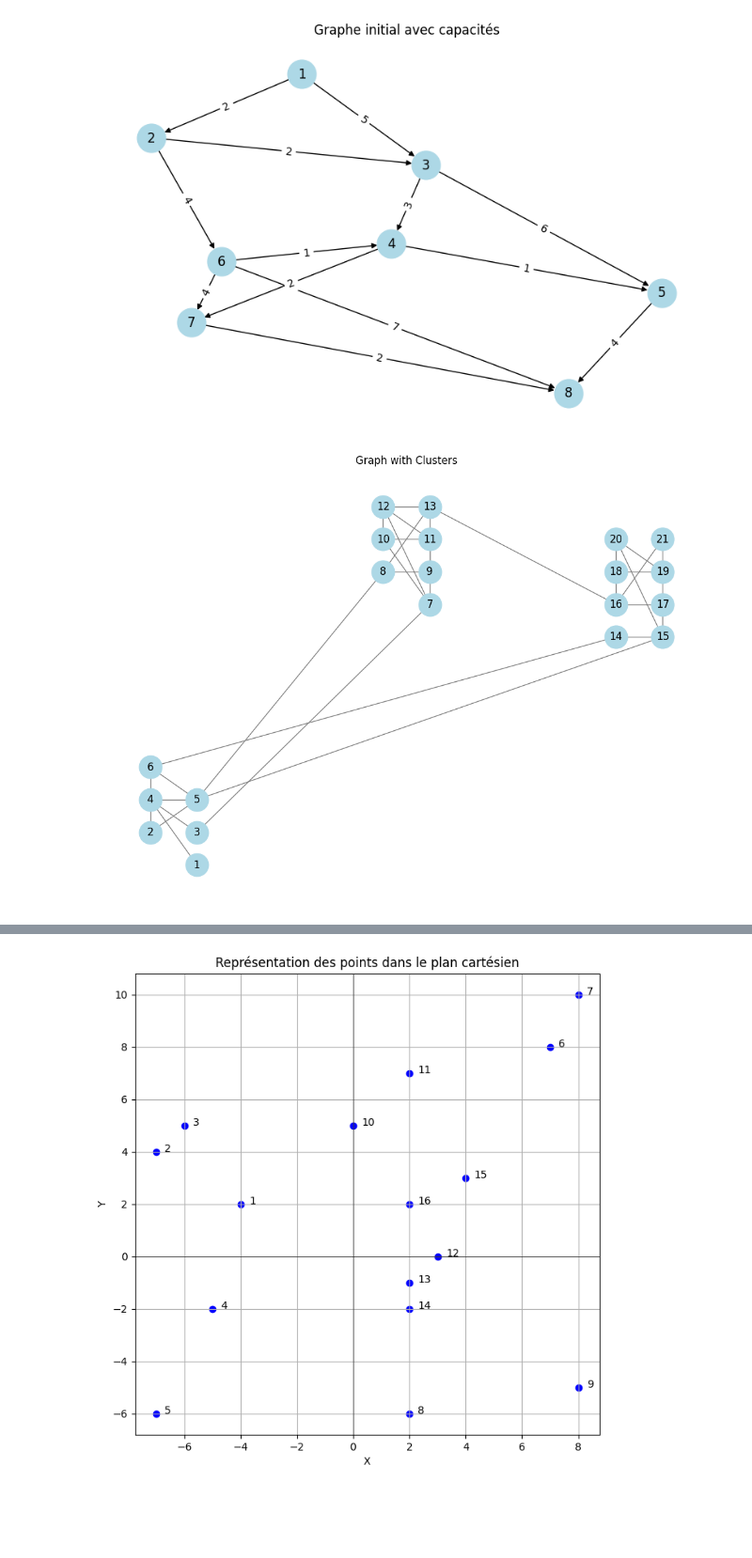
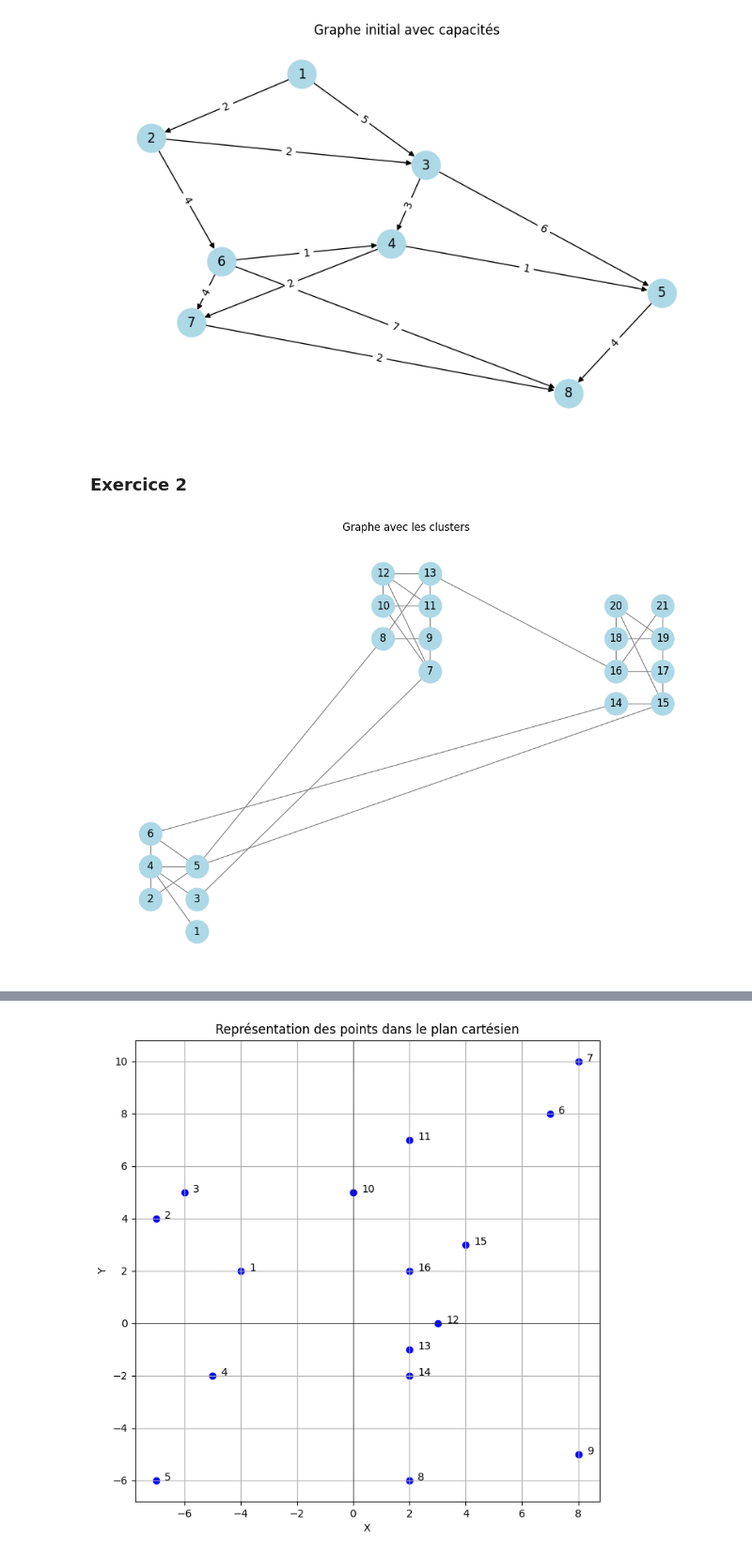
Before and after one commit to GuechtouliAnis/College-Projects, a Jupyter notebook: ARS/TP3.ipynb, the cells around one changed output, grey strips where cells are left out. Shown at 94% size. Saved outputs shown, nothing was run; the diff lists cells and outputs as text; code cells hidden in the pictures; blank space fills up the shorter version.

```diff
--- a/ARS/TP3.ipynb
+++ b/ARS/TP3.ipynb
@@ -57,3 +57,5 @@ plt.show()
+# %% [markdown]
+### Exercice 2
 # %%
 import networkx as nx
 import matplotlib.pyplot as plt
@@ -74,40 +94,35 @@ graph_2.add_edges_from(aretes)
 # %%
-G = nx.Graph()
-G.add_edges_from(aretes)
+# Initialisation d'un dictionnaire pour stocker les positions des noeuds
+pos = {}
 
-# Define clusters
-cluster_1 = {1, 2, 3, 4, 5, 6}
-cluster_2 = {7, 8, 9, 10, 11, 12, 13}
-cluster_3 = {14, 15, 16, 17, 18, 19, 20, 21}
-
-# Define positions for each cluster
-base_positions = {
-    1: (-5, 0),  # Cluster 1 position
-    2: (0, 5),   # Cluster 2 position
-    3: (5, 0)    # Cluster 3 position
-}
-
-# Create positions for each node
-pos = {}
+# Calcul des positions pour les noeuds du cluster 1
 for node in cluster_1:
     pos[node] = (base_positions[1][0] + (node % 2), base_positions[1][1] + (node // 2))
 
+# Calcul des positions pour les noeuds du cluster 2
 for node in cluster_2:
     pos[node] = (base_positions[2][0] + (node % 2), base_positions[2][1] + (node // 2))
 
+# Calcul des positions pour les noeuds du cluster 3
 for node in cluster_3:
     pos[node] = (base_positions[3][0] + (node % 2), base_positions[3][1] + (node // 2))
 
-# Visualize the graph
+# Création d'une figure pour afficher le graphe
 plt.figure(figsize=(10, 7))
-nx.draw(G,
-        pos,
-        with_labels=True,
-        node_color="lightblue",
-        node_size=700,
-        edge_color="gray")
-plt.title("Graph with Clusters")
+
+# Affichage du graphe avec les positions calculées
+nx.draw(graph_2,
+        pos,  # Positions des noeuds
+        with_labels=True,  # Afficher les étiquettes des noeuds
+        node_color="lightblue",  # Couleur des noeuds
+        node_size=700,  # Taille des noeuds
+        edge_color="gray")  # Couleur des arêtes
+
+# Ajout d'un titre à la figure
+plt.title("Graphe avec les clusters")
+
+# Affichage de la figure
 plt.show()
 # %% [output]
-[figure, old version]
+[figure, new version]
 # %%
```
Also changed, not shown: parts of 24 cells of this notebook.
